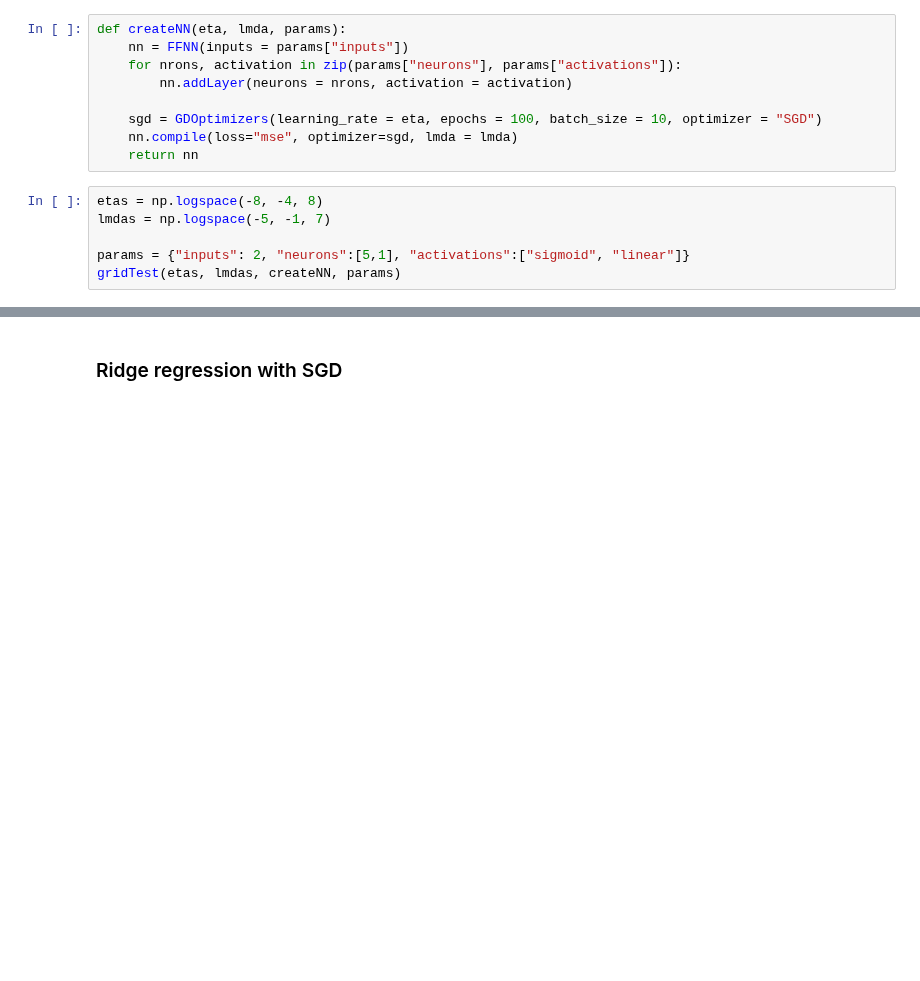
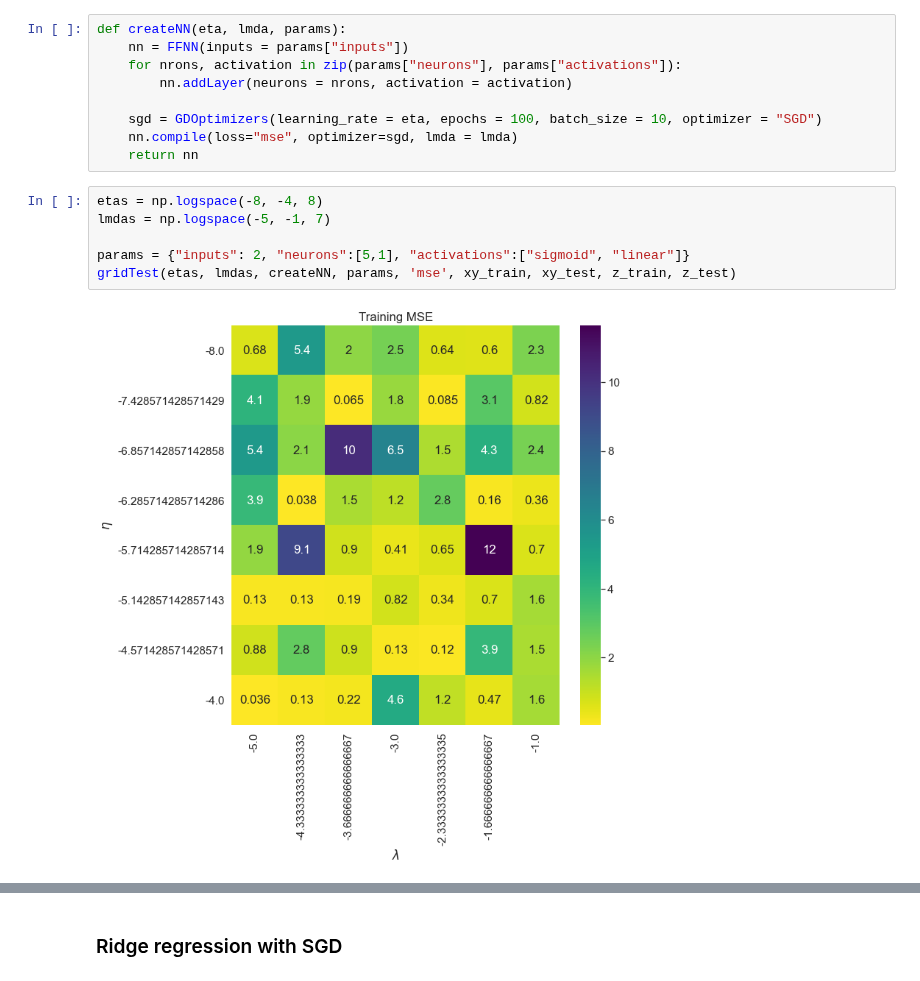
Before and after one commit to KarlHenrik/FYS-STK-Gruppe, a Jupyter notebook: Project2/Code/RegAnalysis.ipynb, the cells around one changed output, grey strips where cells are left out. Cells and saved outputs as stored; diff of their text form; blank space fills up the shorter version.

```diff
--- a/Project2/Code/RegAnalysis.ipynb
+++ b/Project2/Code/RegAnalysis.ipynb
@@ -67,6 +72,8 @@ def createNN(eta, lmda, params):
 # %%
 etas = np.logspace(-8, -4, 8)
 lmdas = np.logspace(-5, -1, 7)
 
 params = {"inputs": 2, "neurons":[5,1], "activations":["sigmoid", "linear"]}
-gridTest(etas, lmdas, createNN, params)
+gridTest(etas, lmdas, createNN, params, 'mse', xy_train, xy_test, z_train, z_test)
+# %% [output]
+[figure, added]
```
Also changed, not shown: parts of 5 cells of this notebook.
